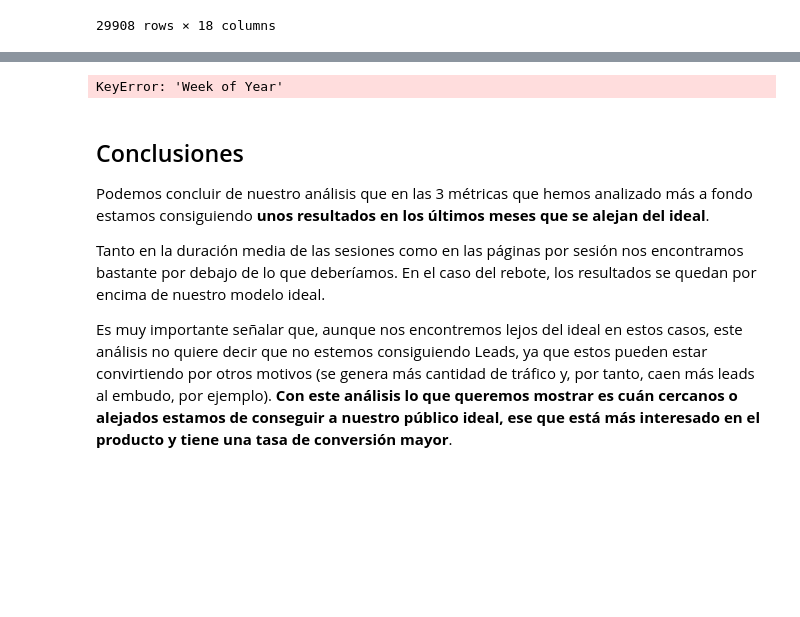
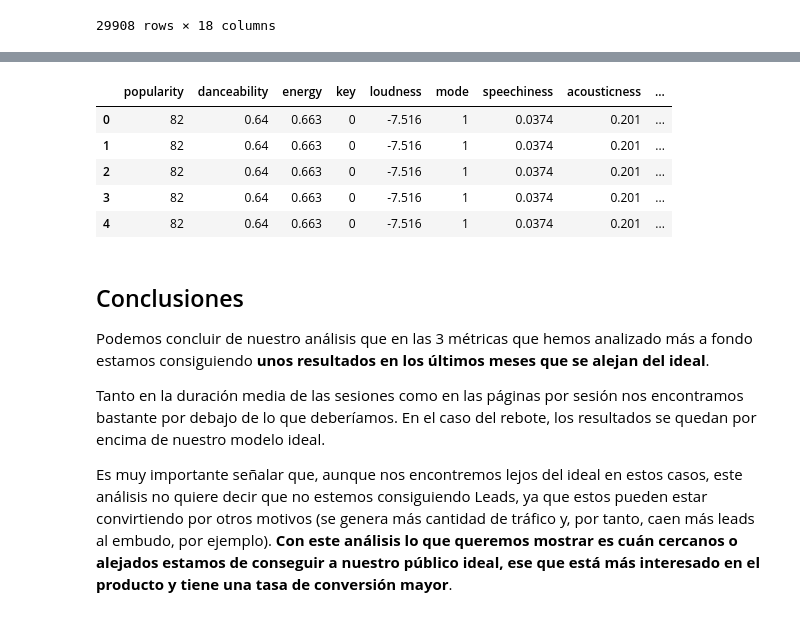
Before and after one commit to 74minutos/music_clustering, a Jupyter notebook: Music Clustering.ipynb, the cells around one changed output, grey strips where cells are left out. Cells and saved outputs as stored; diff of their text form; code cells hidden in the pictures; blank space fills up the shorter version.

```diff
--- a/Music Clustering.ipynb
+++ b/Music Clustering.ipynb
@@ -219,23 +187,14 @@ fig.subplots_adjust(wspace=0.05, hspace=0.05)
 # %% [output]
 [figure]
-# %%
-data_to_check['pages_session_ideal'] = 1.55
-plt.plot(data_to_check.groupby(['Week of Year'])['Pages/Session'].mean(), label = "Páginas/Sesión")
-plt.plot(data_to_check.groupby(['Week of Year'])['pages_session_ideal'].mean(), label = "Páginas/Sesión Ideal")
-plt.xlabel('Semana del año')
-plt.ylabel('Páginas/Sesión')
-plt.title('Comparativa Páginas Sesión reales con ideal')
-plt.legend()
-# %% [output]
-KeyError: 'Week of Year'
-# %%
-data_to_check['duration_ideal'] = 80
-plt.plot(data_to_check.groupby(['Week of Year'])['Avg. Session Duration'].mean(), label = "Media Duración Sesión")
-plt.plot(data_to_check.groupby(['Week of Year'])['duration_ideal'].mean(), label = "Media Duración Sesión Ideal")
-plt.xlabel('Semana del año')
-plt.ylabel('Media Duración Sesión')
-plt.title('Comparativa % Media Duración Sesión real con ideal')
-plt.legend()
+# %%
+data_to_check.head()
+# %% [output]
+|  | popularity | danceability | energy | key | loudness | mode | speechiness | acousticness | ... |
+| 0 | 82 | 0.64 | 0.663 | 0 | -7.516 | 1 | 0.0374 | 0.201 | ... |
+| 1 | 82 | 0.64 | 0.663 | 0 | -7.516 | 1 | 0.0374 | 0.201 | ... |
+| 2 | 82 | 0.64 | 0.663 | 0 | -7.516 | 1 | 0.0374 | 0.201 | ... |
+| 3 | 82 | 0.64 | 0.663 | 0 | -7.516 | 1 | 0.0374 | 0.201 | ... |
+| 4 | 82 | 0.64 | 0.663 | 0 | -7.516 | 1 | 0.0374 | 0.201 | ... |
 # %% [markdown]
 ## Conclusiones
 
```
Also changed, not shown: parts of 7 cells of this notebook, 4 other files.
